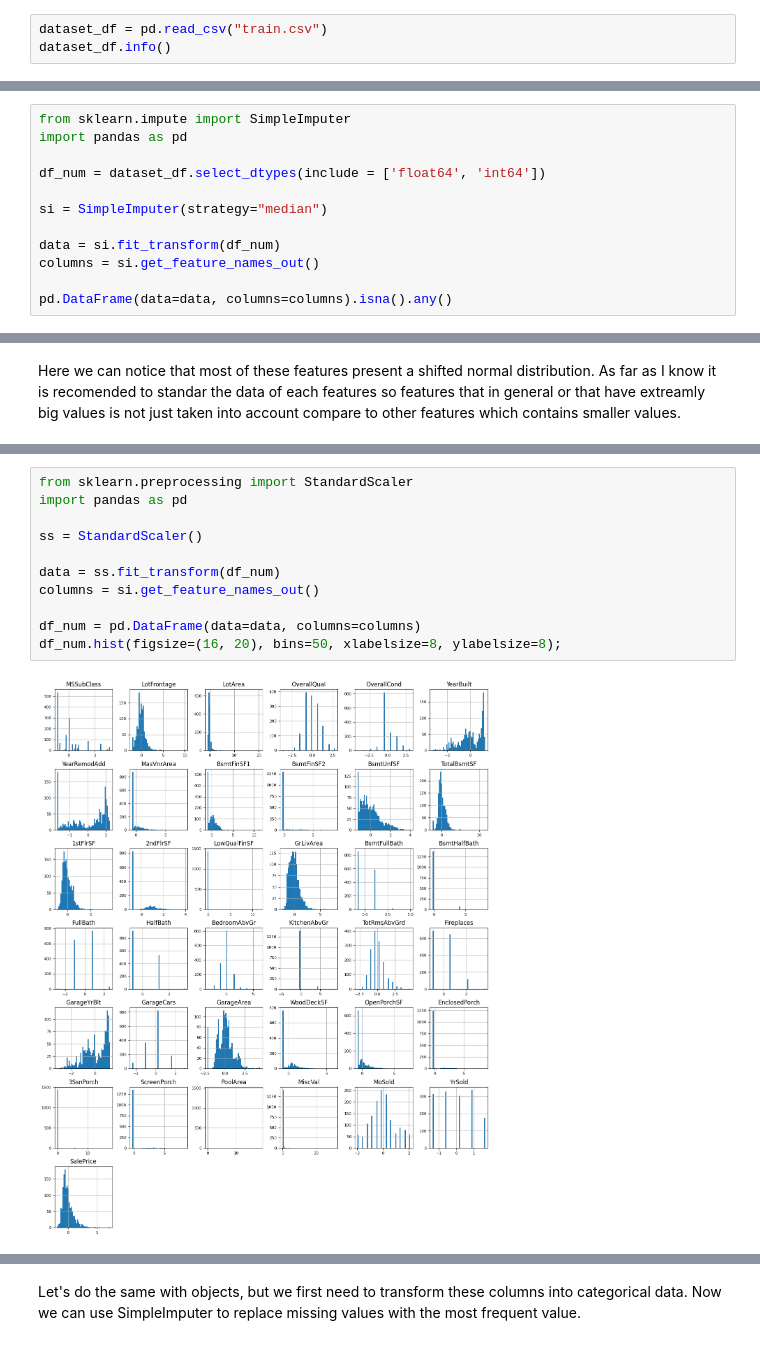
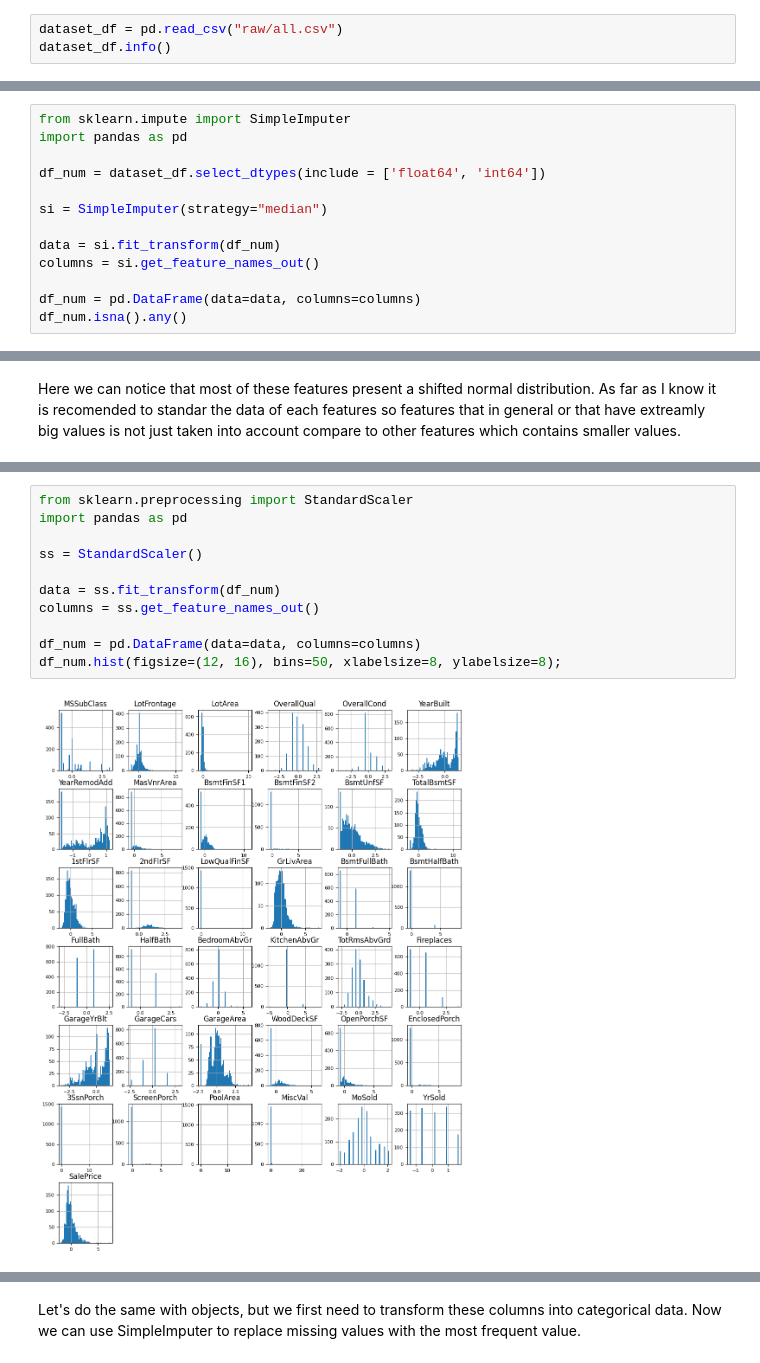
Before and after one commit to wilberquito/House-Pricing, a Jupyter notebook: HousePricing/housepricing_data_exploration.ipynb, the cells around one changed output, grey strips where cells are left out. Drawn from its saved outputs; the diff is of its cells as text.

```diff
--- a/HousePricing/housepricing_data_exploration.ipynb
+++ b/HousePricing/housepricing_data_exploration.ipynb
@@ -5,7 +5,7 @@ import pandas as pd
 import matplotlib.pyplot as plt
 import seaborn as sns
 # %%
-dataset_df = pd.read_csv("train.csv")
+dataset_df = pd.read_csv("raw/all.csv")
 dataset_df.info()
 # %% [output]
 <class 'pandas.core.frame.DataFrame'>
@@ -79,7 +102,8 @@ si = SimpleImputer(strategy="median")
 data = si.fit_transform(df_num)
 columns = si.get_feature_names_out()
 
-pd.DataFrame(data=data, columns=columns).isna().any()
+df_num = pd.DataFrame(data=data, columns=columns)
+df_num.isna().any()
 # %% [output]
 MSSubClass       False
 LotFrontage      False
@@ -130,13 +134,13 @@ df_num.hist(figsize=(16, 20), bins=50, xlabelsize=8, ylabelsize=8);
 # %%
 from sklearn.preprocessing import StandardScaler
 import pandas as pd
 
 ss = StandardScaler()
 
 data = ss.fit_transform(df_num)
-columns = si.get_feature_names_out()
+columns = ss.get_feature_names_out()
 
 df_num = pd.DataFrame(data=data, columns=columns)
-df_num.hist(figsize=(16, 20), bins=50, xlabelsize=8, ylabelsize=8);
+df_num.hist(figsize=(12, 16), bins=50, xlabelsize=8, ylabelsize=8);
 # %% [output]
-[figure, old version]
+[figure, new version]
```
Also changed, not shown: parts of 13 cells of this notebook, 1 other file.
